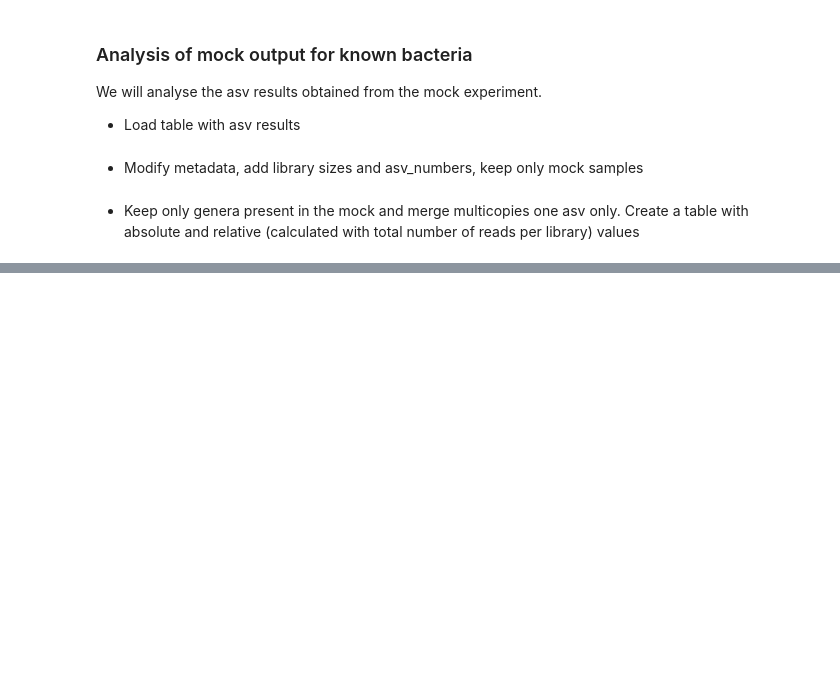
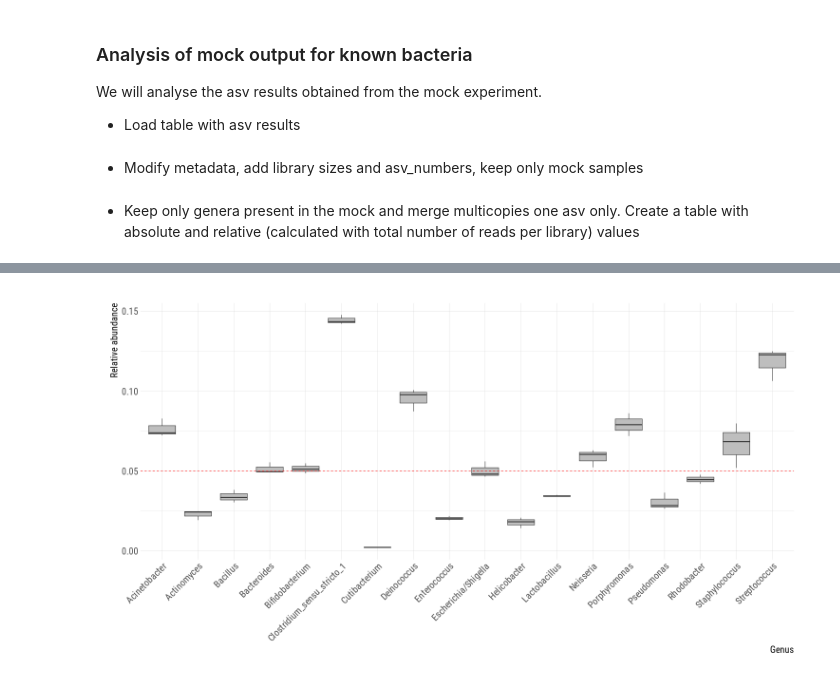
Before and after one commit to lvelosuarez/nat_com_answer_letter, a Jupyter notebook: Analysis_code.ipynb, the cells around one changed output, grey strips where cells are left out. Drawn from its saved outputs; the diff is of its cells as text; code cells hidden in the pictures; blank space fills up the shorter version.

```diff
--- a/Analysis_code.ipynb
+++ b/Analysis_code.ipynb
@@ -230,0 +214,14 @@ mock.head()
+# %%
+%%R -i S -w 1500 -h 800
+mock_relative %>% rownames_to_column(var="Genus") %>% tibble() %>% gather("LibraryName","Relative abundance",GM100:PCTRLR3) %>% left_join(dplyr::select(samples,LibraryName,Sample),by="LibraryName") %>%
+filter(Sample == "Genomicmockcommunity") %>%
+ggplot(aes(Genus,`Relative abundance`)) + geom_boxplot(fill="grey") + theme_ipsum_rc(base_size=20) + geom_hline(yintercept=0.05, linetype="dashed",  color = "red", size=.5) +
+ #+ facet_wrap(.~sample,ncol=1)
+    theme(strip.text.x = element_text(size = 5),
+        axis.title.x = element_text(size=20),
+        axis.title.y = element_text(size=20),
+        #panel.grid.major = element_blank(),
+        axis.text.x = element_text(angle = 45, hjust = 1),
+        legend.position="none")
+# %% [output]
+[figure, added]
```
Also changed, not shown: parts of 6 cells of this notebook, 1 other file.
